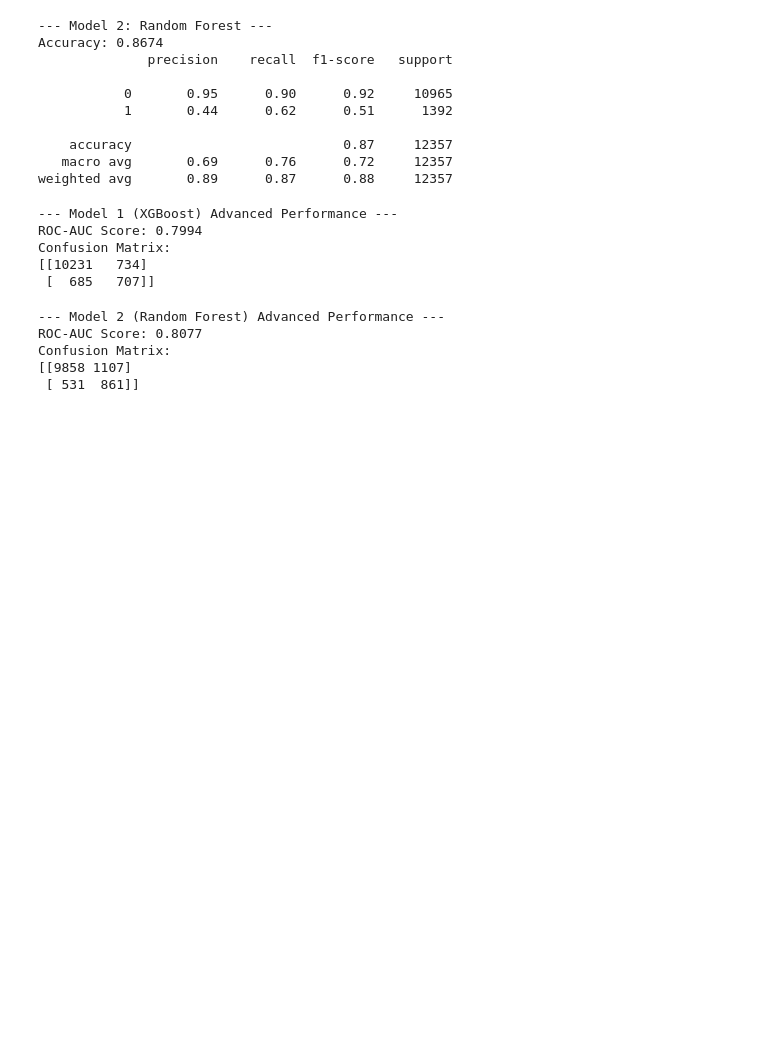
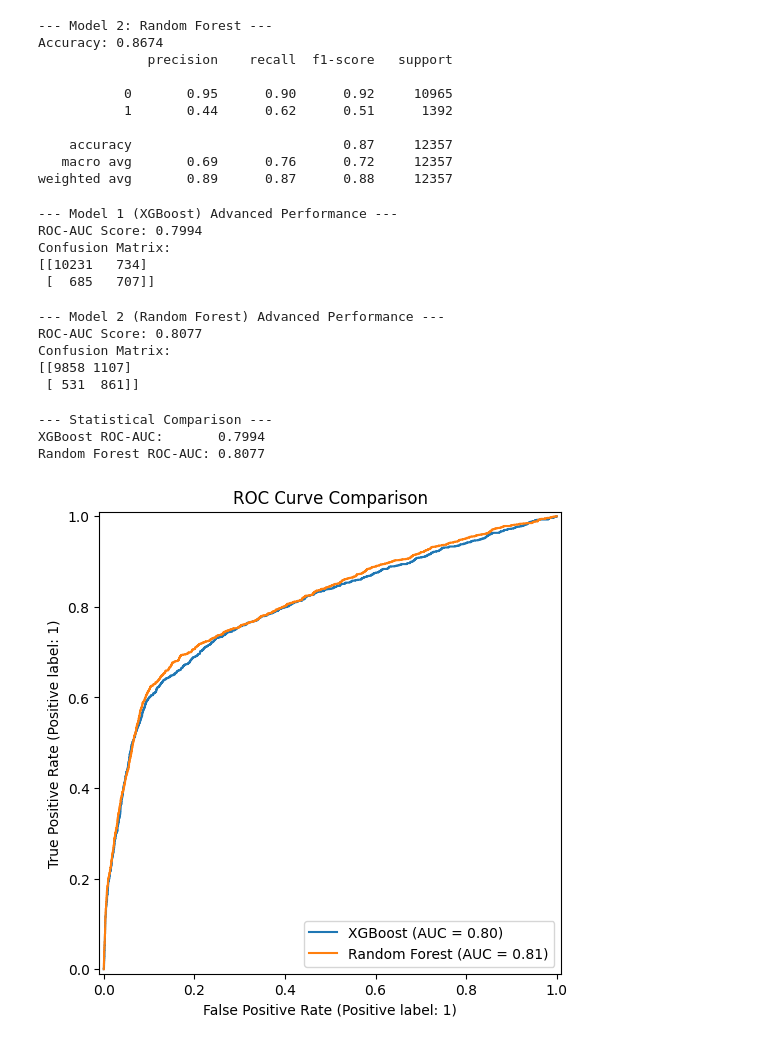
Before and after one commit to Shandu16/capstone-predictive-engine, a Jupyter notebook: Bank_marketing_pipeline.ipynb, the cells around one changed output. Cells and saved outputs as stored; diff of their text form; code cells hidden in the pictures; blank space fills up the shorter version.

Commit message:
Add ROC curve visualization for model comparison

```diff
--- a/Bank_marketing_pipeline.ipynb
+++ b/Bank_marketing_pipeline.ipynb
@@ -129,3 +129,23 @@ ROC-AUC Score: 0.8077
 Confusion Matrix:
 [[9858 1107]
  [ 531  861]]
+# %%
+import matplotlib.pyplot as plt
+from sklearn.metrics import RocCurveDisplay
+
+# Compare the statistical performance visually and numerically
+print("--- Statistical Comparison ---")
+print(f"XGBoost ROC-AUC:       {roc_auc_xgb:.4f}")
+print(f"Random Forest ROC-AUC: {roc_auc_rf:.4f}")
+
+# Plot ROC Curves for comparison
+fig, ax = plt.subplots(figsize=(8, 6))
+RocCurveDisplay.from_estimator(xgb_model, X_test, y_test, ax=ax, name="XGBoost")
+RocCurveDisplay.from_estimator(rf_model, X_test, y_test, ax=ax, name="Random Forest")
+plt.title("ROC Curve Comparison")
+plt.show()
+# %% [output]
+--- Statistical Comparison ---
+XGBoost ROC-AUC:       0.7994
+Random Forest ROC-AUC: 0.8077
+[figure, added]
```
